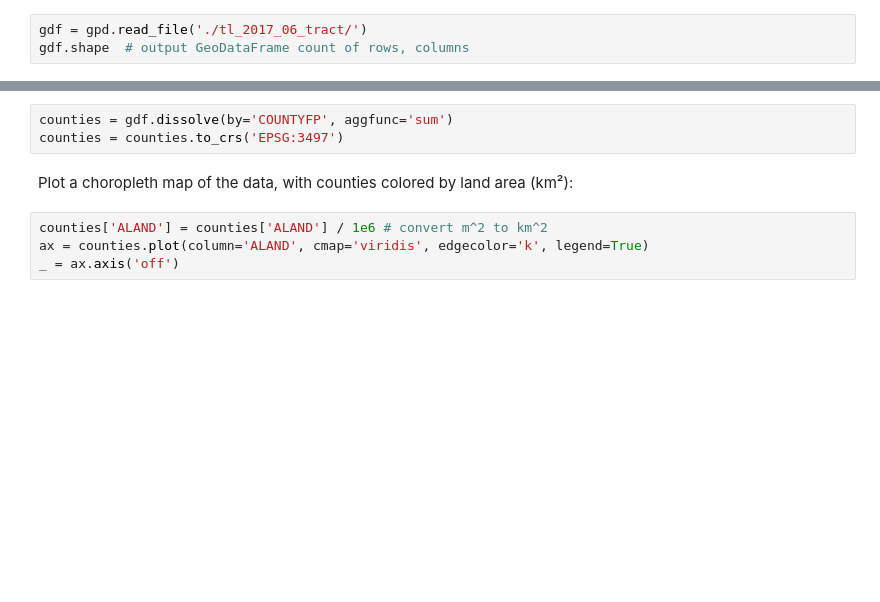
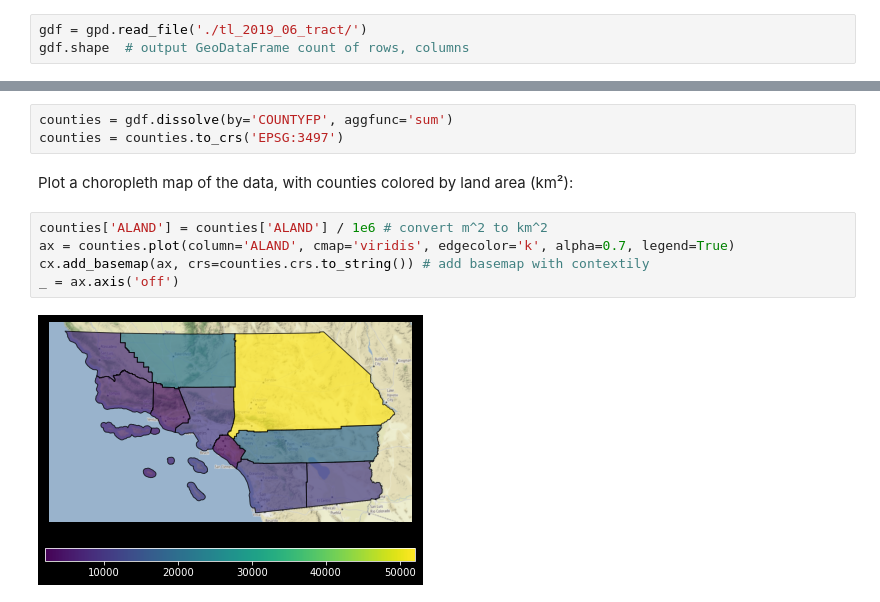
Before and after one commit to gboeing/gis-bok-notebooks, a Jupyter notebook: demo/demo.ipynb, the cells around one changed output, grey strips where cells are left out. Cells and saved outputs as stored; diff of their text form; blank space fills up the shorter version.

Commit message:
add contextily basemap to demo

```diff
--- a/demo/demo.ipynb
+++ b/demo/demo.ipynb
@@ -3,5 +4,5 @@ import geopandas as gpd
 # %% [markdown]
 Load a shapefile of california census tracts as a GeoDataFrame:
 # %%
-gdf = gpd.read_file('./tl_2017_06_tract/')
+gdf = gpd.read_file('./tl_2019_06_tract/')
 gdf.shape  # output GeoDataFrame count of rows, columns
@@ -20,5 +25,8 @@ counties = counties.to_crs('EPSG:3497')
 Plot a choropleth map of the data, with counties colored by land area (km²):
 # %%
 counties['ALAND'] = counties['ALAND'] / 1e6 # convert m^2 to km^2
-ax = counties.plot(column='ALAND', cmap='viridis', edgecolor='k', legend=True)
+ax = counties.plot(column='ALAND', cmap='viridis', edgecolor='k', alpha=0.7, legend=True)
+cx.add_basemap(ax, crs=counties.crs.to_string()) # add basemap with contextily
 _ = ax.axis('off')
+# %% [output]
+[figure, added]
```
Also changed, not shown: parts of 3 cells of this notebook, 1 other file.
